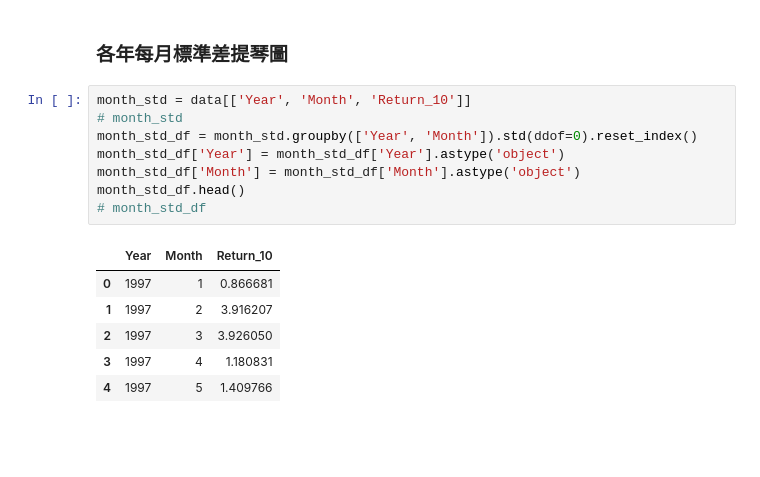
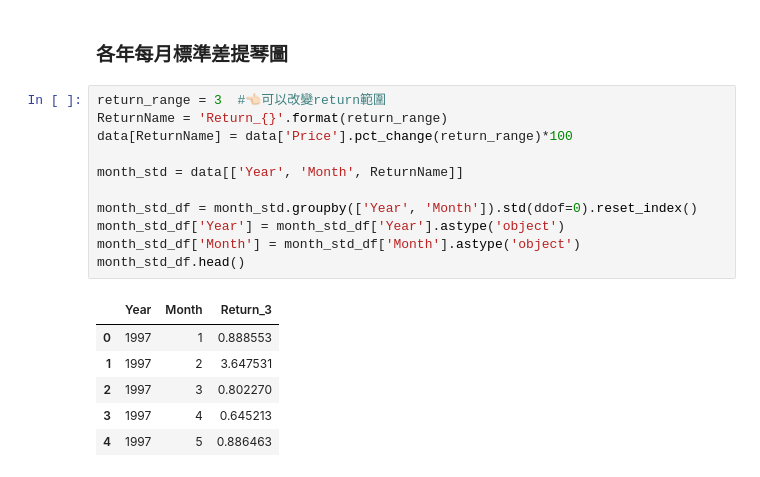
Before and after one commit to feather07170132/NOMURA_PROJECT, a Jupyter notebook: Analysis/Statistics_of_Quantify/Statistics_Analysis_Nomura_Global.ipynb, the cells around one changed output. Saved outputs shown, nothing was run; the diff lists cells and outputs as text; blank space fills up the shorter version.

```diff
--- a/Analysis/Statistics_of_Quantify/Statistics_Analysis_Nomura_Global.ipynb
+++ b/Analysis/Statistics_of_Quantify/Statistics_Analysis_Nomura_Global.ipynb
@@ -148,18 +149,21 @@ yearStdBarChart(10, 1997, 2010)
 # %% [markdown]
 ### 各年每月標準差提琴圖
 # %%
-month_std = data[['Year', 'Month', 'Return_10']]
-# month_std
+return_range = 3  #👈🏻可以改變return範圍
+ReturnName = 'Return_{}'.format(return_range)
+data[ReturnName] = data['Price'].pct_change(return_range)*100
+
+month_std = data[['Year', 'Month', ReturnName]]
+
 month_std_df = month_std.groupby(['Year', 'Month']).std(ddof=0).reset_index()
 month_std_df['Year'] = month_std_df['Year'].astype('object')
 month_std_df['Month'] = month_std_df['Month'].astype('object')
 month_std_df.head()
-# month_std_df
 # %% [output]
-|  | Year | Month | Return_10 |
-| 0 | 1997 | 1 | 0.866681 |
-| 1 | 1997 | 2 | 3.916207 |
-| 2 | 1997 | 3 | 3.926050 |
-| 3 | 1997 | 4 | 1.180831 |
-| 4 | 1997 | 5 | 1.409766 |
+|  | Year | Month | Return_3 |
+| 0 | 1997 | 1 | 0.888553 |
+| 1 | 1997 | 2 | 3.647531 |
+| 2 | 1997 | 3 | 0.802270 |
+| 3 | 1997 | 4 | 0.645213 |
+| 4 | 1997 | 5 | 0.886463 |
 # %%
```
Also changed, not shown: parts of 2 cells of this notebook.
